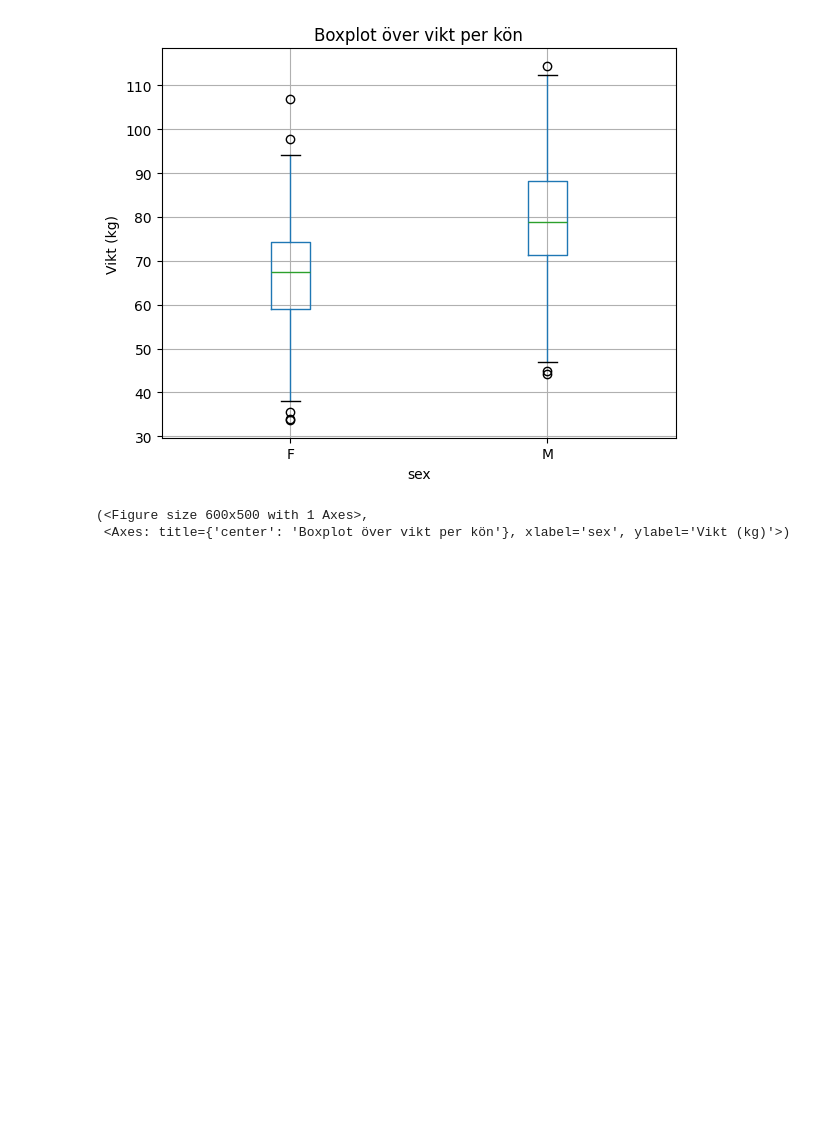
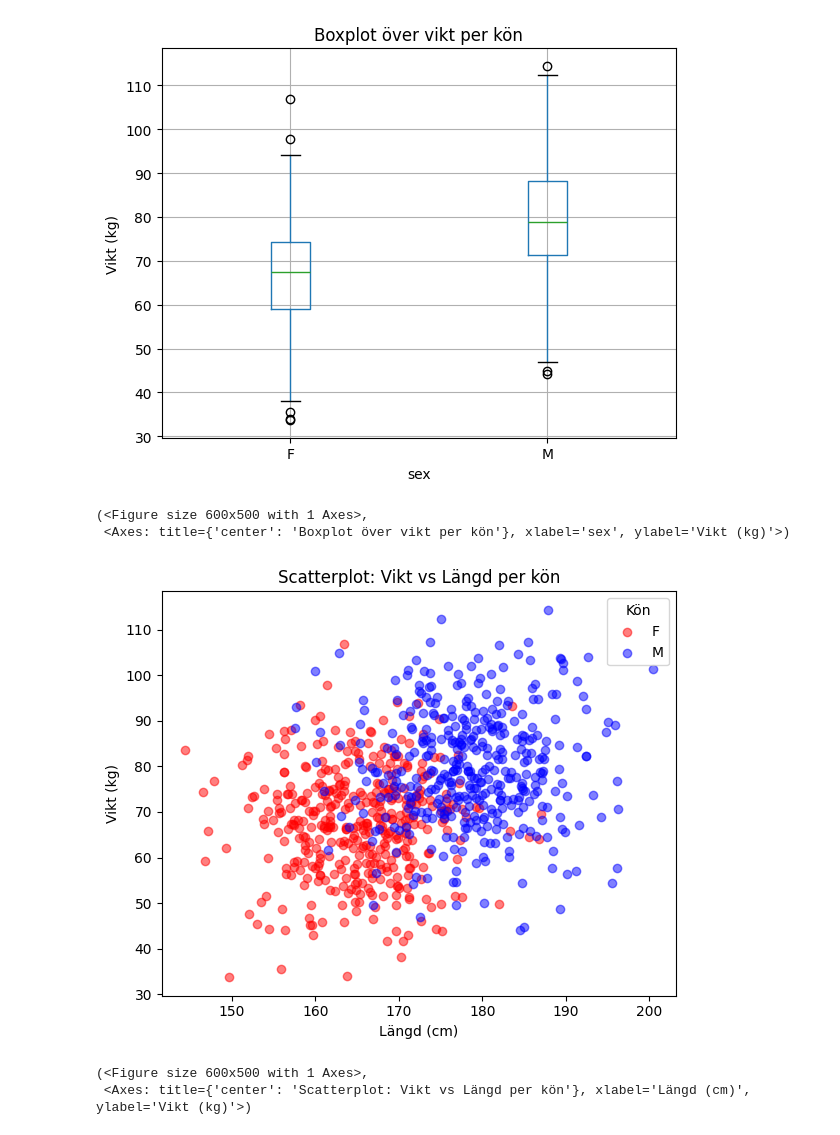
Before and after one commit to MarcusMorlock/health-individual-inlamning, a Jupyter notebook: report.ipynb, the cells around one changed output. Saved outputs shown, nothing was run; the diff lists cells and outputs as text; code cells hidden in the pictures; blank space fills up the shorter version.

```diff
--- a/report.ipynb
+++ b/report.ipynb
@@ -32,3 +38,9 @@ analyser.viz_weight_per_gender()
 [figure]
 (<Figure size 600x500 with 1 Axes>,
  <Axes: title={'center': 'Boxplot över vikt per kön'}, xlabel='sex', ylabel='Vikt (kg)'>)
+# %%
+analyser.viz_weight_vs_height()
+# %% [output]
+[figure, added]
+(<Figure size 600x500 with 1 Axes>,
+ <Axes: title={'center': 'Scatterplot: Vikt vs Längd per kön'}, xlabel='Längd (cm)', ylabel='Vikt (kg)'>)
```
Also changed, not shown: parts of 3 cells of this notebook, 2 other files.
